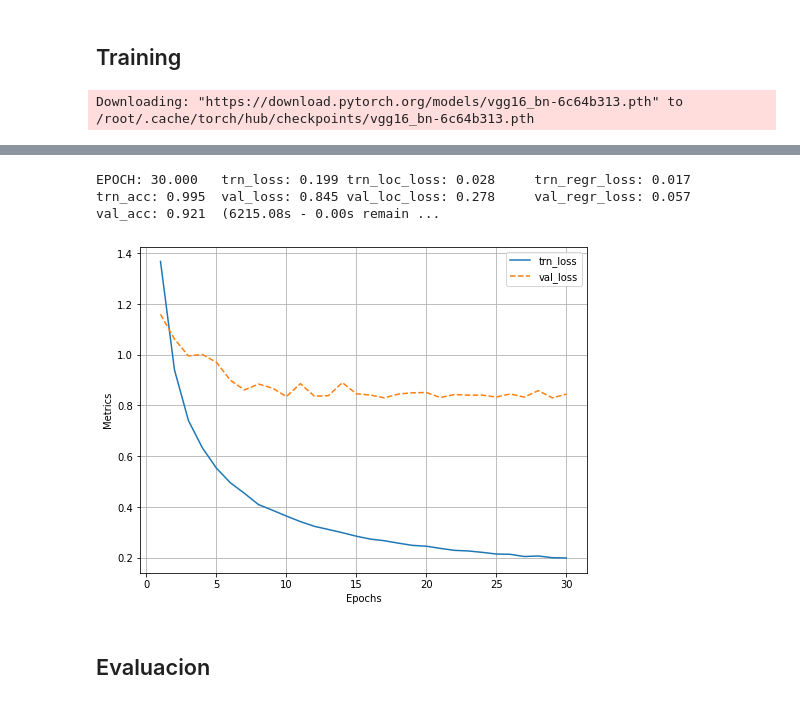
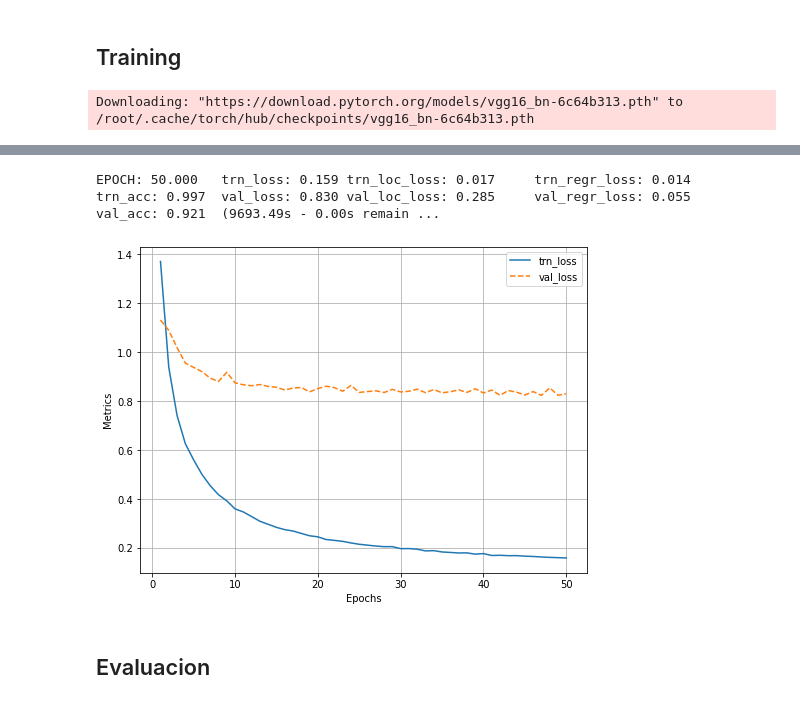
Before and after one commit to wbarr01/DeteccionMaquinariaPesada, a Jupyter notebook: Scripts/Maquinaria_Pesada_Fast_R_CNN.ipynb, the cells around one changed output, grey strips where cells are left out. Cells and saved outputs as stored; diff of their text form; code cells hidden in the pictures.

```diff
--- a/Scripts/Maquinaria_Pesada_Fast_R_CNN.ipynb
+++ b/Scripts/Maquinaria_Pesada_Fast_R_CNN.ipynb
@@ -90,8 +90,3 @@ show(image, bbs = boxes, texts = classes, sz = 10, bb_colors = [[255, 0, 0], [0,
 # %% [output]
 imagen_1154.png
 [figure]
-# %%
-image = cv2.imread(IMAGE_ROOT + '/imagen_1154.png',1)[...,::-1]
-candidates = extract_candidates(image)
-candidates = np.array([[x,y,x + w, y +h] for x,y,w,h in candidates])
-show(image,bbs=candidates)
@@ -166,9 +159,6 @@ label2target = {l:(t + 1)  for t,l in enumerate(targets)}
 background_class = 0
 label2target['background']= background_class
 target2label = {t:l for l,t in label2target.items()}
-# %%
-with open("/content/drive/MyDrive/Vision Artificial/models/FRCNN/target2label.txt", "rb") as fp:   #Pickling
-  a = pickle.load(fp)
 # %%
 # save
 import pickle
@@ -179,9 +169,9 @@ with open('/content/drive/MyDrive/Vision Artificial/models/FRCNN/target2label2.t
   pickle.dump(target2label,fp)
 # %%
 # Load
-with open('/content/drive/MyDrive/Vision Artificial/models/ss/label2target2.txt','rb') as fp:
+with open('/content/drive/MyDrive/Vision Artificial/models/FRCNN/label2target.txt','rb') as fp:
   label2target = pickle.load(fp)
-with open('/content/drive/MyDrive/Vision Artificial/models/FRCNN/target2label2.txt','rb') as fp:
+with open('/content/drive/MyDrive/Vision Artificial/models/FRCNN/target2label.txt','rb') as fp:
   target2label = pickle.load(fp)
 # %%
 class FRCNNDataset(Dataset):
@@ -337,7 +327,7 @@ frcnn = FRCNN().to(device)
 criterion = frcnn.calc_loss
 optimizer = optim.SGD(frcnn.parameters(), lr=1e-3)
 
-n_epochs = 30
+n_epochs = 50
 log = Report(n_epochs)
 for epoch in range(n_epochs):
 
@@ -386,5 +376,5 @@ EPOCH: 30.000   val_loss: 1.473 val_loc_loss: 0.769     val_regr_loss: 0.070
-EPOCH: 30.000   trn_loss: 0.199 trn_loc_loss: 0.028     trn_regr_loss: 0.017    trn_acc: 0.995  val_loss: 0.845 val_loc_loss: 0.278     val_regr_loss: 0.057    val_acc: 0.921  (6215.08s - 0.00s remain ...
+EPOCH: 50.000   trn_loss: 0.159 trn_loc_loss: 0.017     trn_regr_loss: 0.014    trn_acc: 0.997  val_loss: 0.830 val_loc_loss: 0.285     val_regr_loss: 0.055    val_acc: 0.921  (9693.49s - 0.00s remain ...
-[figure, old version]
+[figure, new version]
 # %%
 torch.save(frcnn,
     '/content/drive/MyDrive/Vision Artificial/models/FRCNN/frcnn2.pth')
```
Also changed, not shown: parts of 11 cells of this notebook, 2 other files.
